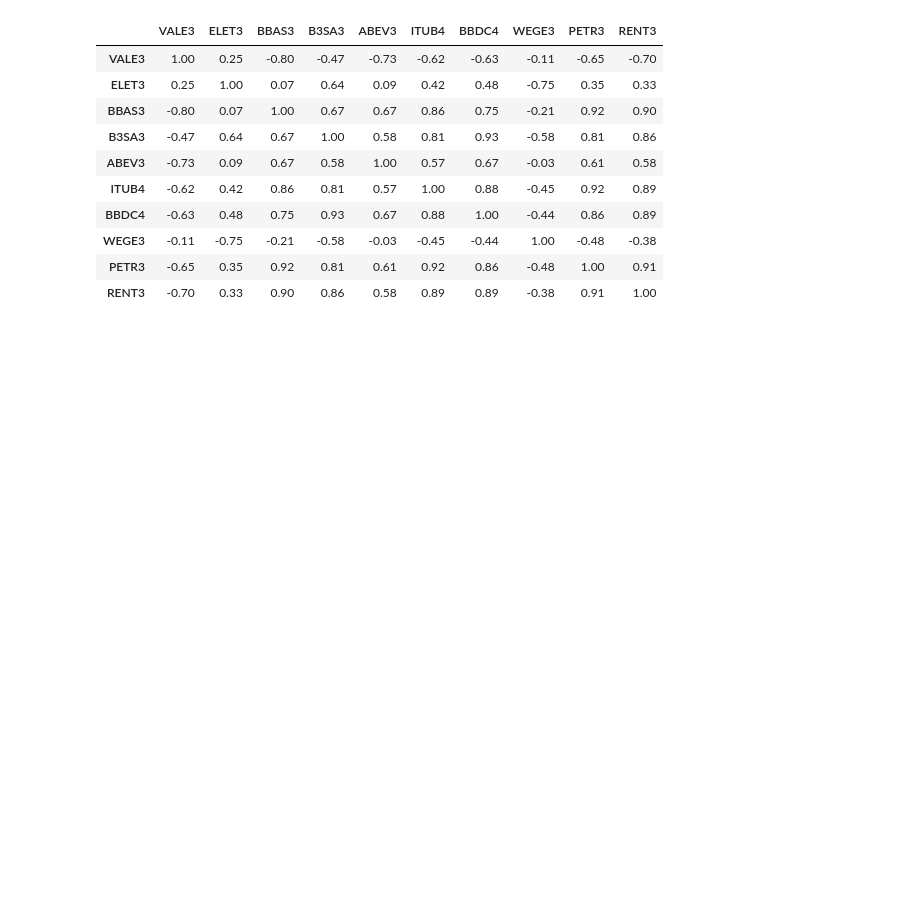
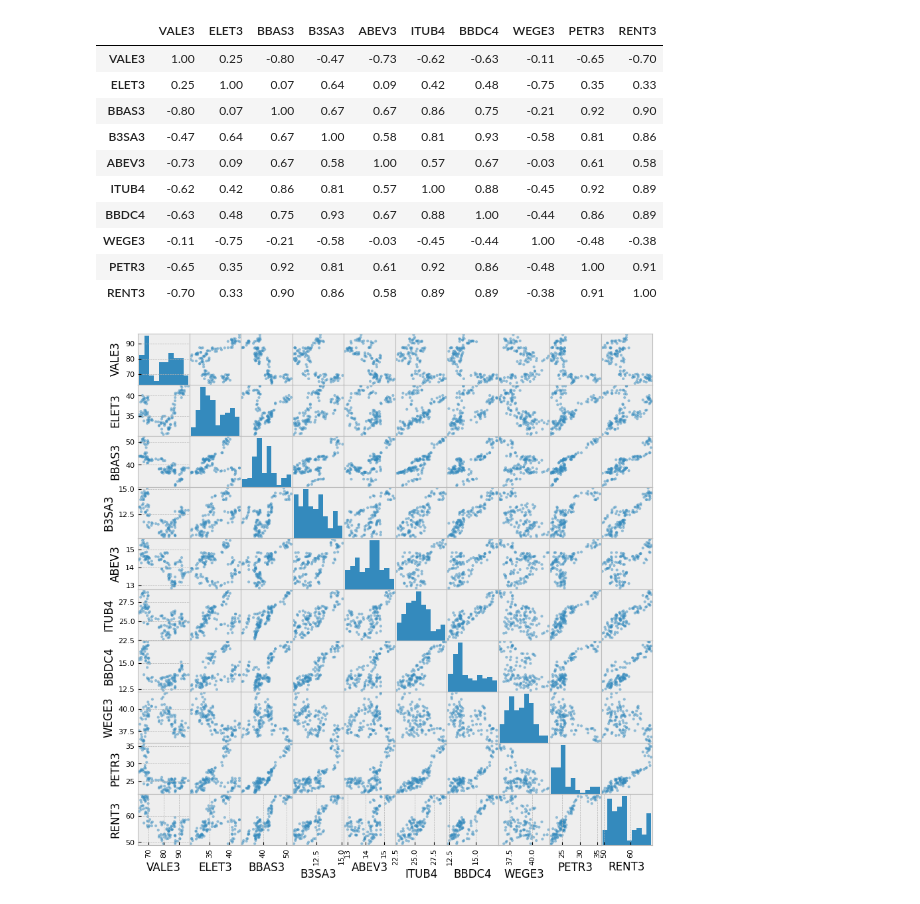
Before and after one commit to thiago207/python-for-data-analysis, a Jupyter notebook: matplotlib-seaborn/com_pandas/3pandas.ipynb, the cells around one changed output. Saved outputs shown, nothing was run; the diff lists cells and outputs as text; code cells hidden in the pictures; blank space fills up the shorter version.

```diff
--- a/matplotlib-seaborn/com_pandas/3pandas.ipynb
+++ b/matplotlib-seaborn/com_pandas/3pandas.ipynb
@@ -234,3 +234,9 @@ df_top_10_ibov.corr().style.format(precision=2).background_gradient(cmap='coolwa
 | WEGE3 | -0.11 | -0.75 | -0.21 | -0.58 | -0.03 | -0.45 | -0.44 | 1.00 | -0.48 | -0.38 |
 | PETR3 | -0.65 | 0.35 | 0.92 | 0.81 | 0.61 | 0.92 | 0.86 | -0.48 | 1.00 | 0.91 |
 | RENT3 | -0.70 | 0.33 | 0.90 | 0.86 | 0.58 | 0.89 | 0.89 | -0.38 | 0.91 | 1.00 |
+# %%
+from pandas.plotting import scatter_matrix
+
+scatter_matrix(df_top_10_ibov, figsize=(10, 10));
+# %% [output]
+[figure, added]
```
Also changed, not shown: parts of 1 cell of this notebook.
